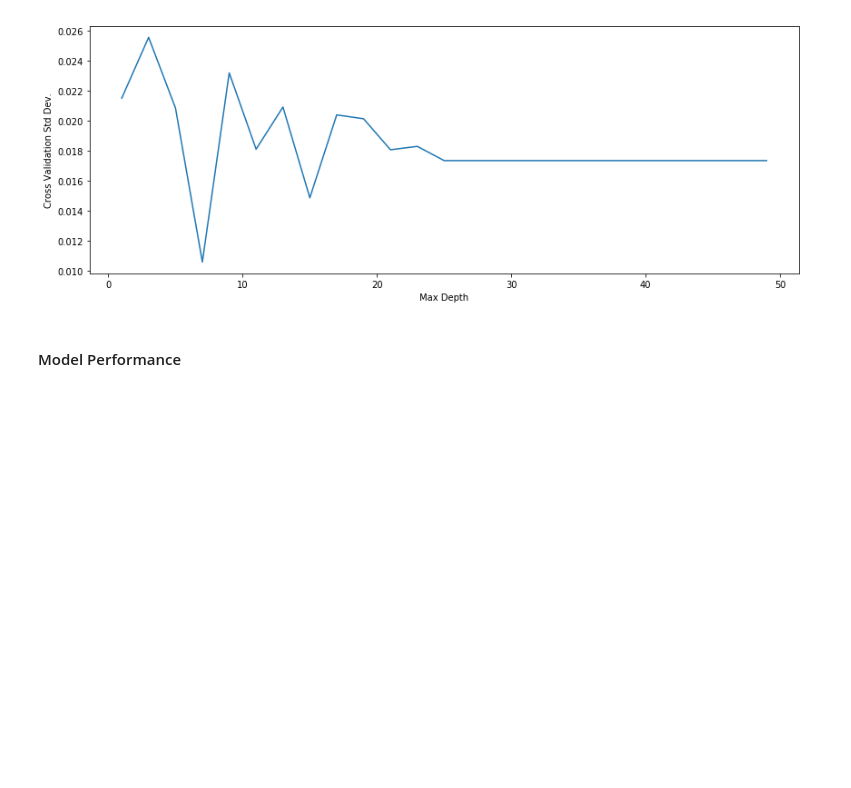
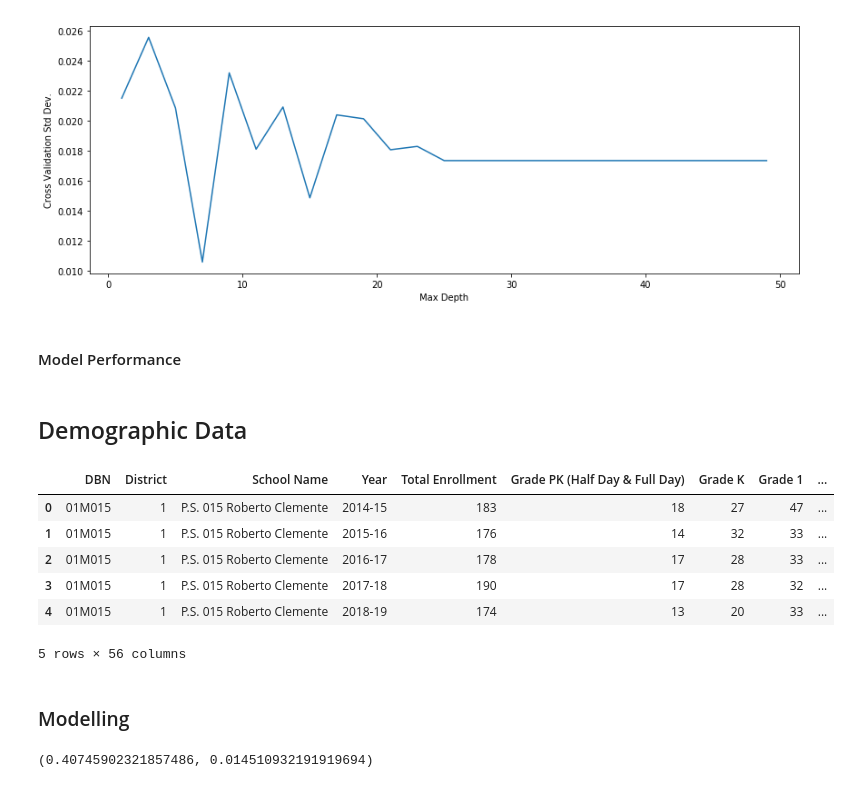
Before and after one commit to shravan097/NYCHS-Data-Analysis, a Jupyter notebook: nabil/nabil.ipynb, the cells around one changed output. Drawn from its saved outputs; the diff is of its cells as text; code cells hidden in the pictures; blank space fills up the shorter version.

```diff
--- a/nabil/nabil.ipynb
+++ b/nabil/nabil.ipynb
@@ -370,3 +399,22 @@ Text(0.5, 0, 'Max Depth')
 [figure]
 # %% [markdown]
 #### Model Performance
+# %% [markdown]
+## Demographic Data
+# %%
+excel_file_demo = 'demographic.xlsx'
+demo = pd.read_excel(excel_file_demo,sheet_name=0)
+df2 = pd.read_csv('2019_2010_schools_progress.csv')
+demo = pd.merge(demo, df2, on='DBN')
+# %%
+demo.head()
+# %% [output]
+|  | DBN | District | School Name | Year | Total Enrollment | Grade PK (Half Day & Full Day) | Grade K | Grade 1 | ... |
+| 0 | 01M015 | 1 | P.S. 015 Roberto Clemente | 2014-15 | 183 | 18 | 27 | 47 | ... |
+| 1 | 01M015 | 1 | P.S. 015 Roberto Clemente | 2015-16 | 176 | 14 | 32 | 33 | ... |
+| 2 | 01M015 | 1 | P.S. 015 Roberto Clemente | 2016-17 | 178 | 17 | 28 | 33 | ... |
+| 3 | 01M015 | 1 | P.S. 015 Roberto Clemente | 2017-18 | 190 | 17 | 28 | 32 | ... |
+| 4 | 01M015 | 1 | P.S. 015 Roberto Clemente | 2018-19 | 174 | 13 | 20 | 33 | ... |
+5 rows × 56 columns
+# %% [markdown]
+### Modelling
@@ -372,0 +453,9 @@ Text(0.5, 0, 'Max Depth')
+# %%
+logreg = LogisticRegression(
+    random_state=random_state,
+    solver='lbfgs'
+)
+
+get_class_results(logreg)
+# %% [output]
+(0.40745902321857486, 0.014510932191919694)
```
Also changed, not shown: parts of 29 cells of this notebook, 7 other files.
